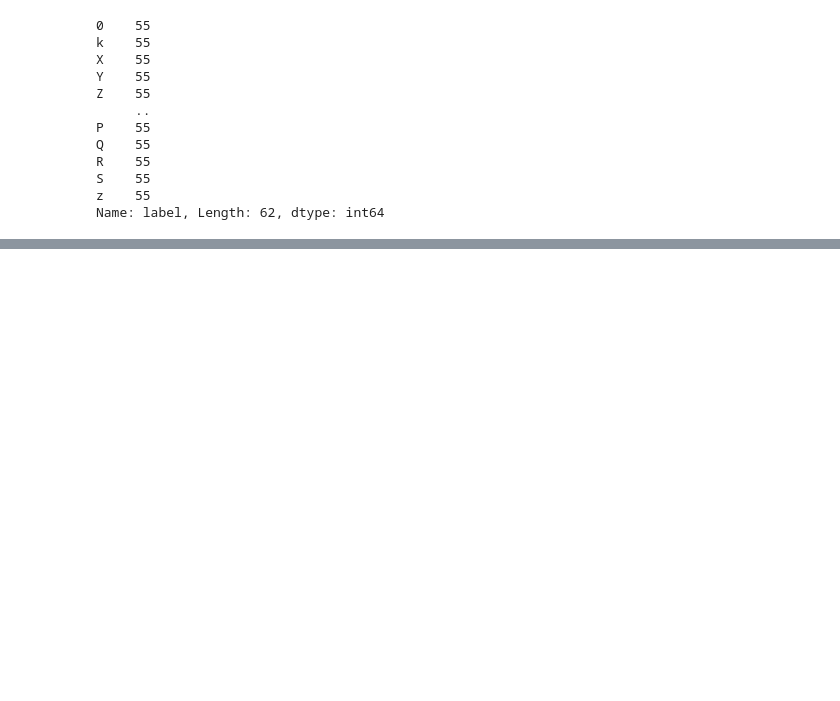
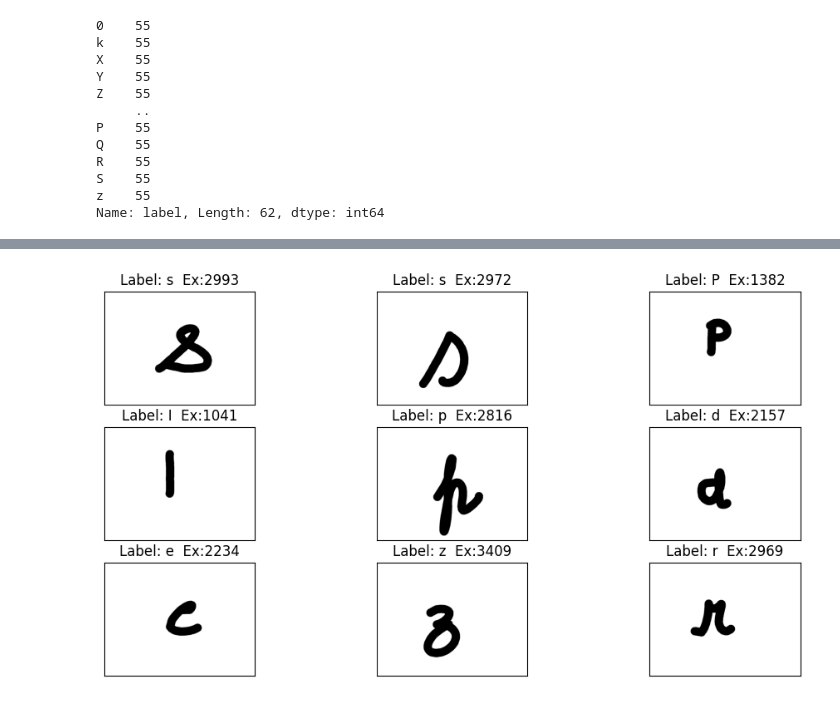
Before and after one commit to hemmerlinaj20/Project1_Phase1, a Jupyter notebook: research.ipynb, the cells around one changed output, grey strips where cells are left out. Saved outputs shown, nothing was run; the diff lists cells and outputs as text; code cells hidden in the pictures; blank space fills up the shorter version.

Commit message:
Found and displayed interesting examples

```diff
--- a/research.ipynb
+++ b/research.ipynb
@@ -109,0 +124,7 @@ display_images(rows, cols, images, labels, examples)
+# %%
+# ***MY CODE***
+# Displays a few interesting examples that I found in the data set
+interesting_examples = [2993, 2972, 1382, 1041, 2816, 2157, 2234, 3409, 2969]
+display_images(3, 3, [Image.open(f'{BASE_IMAGE_PATH}{df["image"][ex]}') for ex in interesting_examples], [df['label'][ex] for ex in interesting_examples], interesting_examples)
+# %% [output]
+[figure, added]
```
Also changed, not shown: parts of 12 cells of this notebook.
